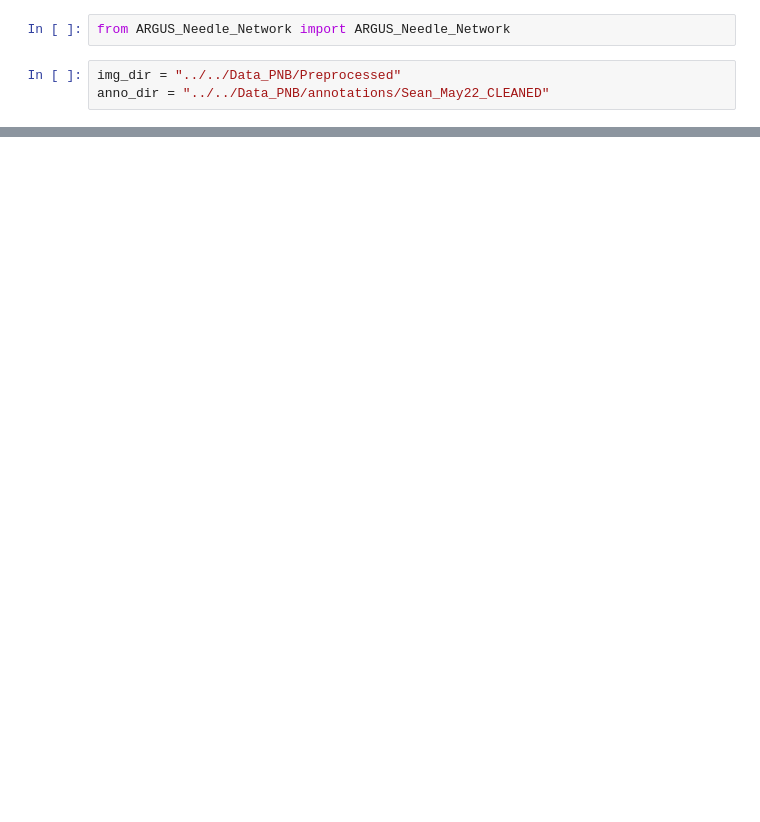
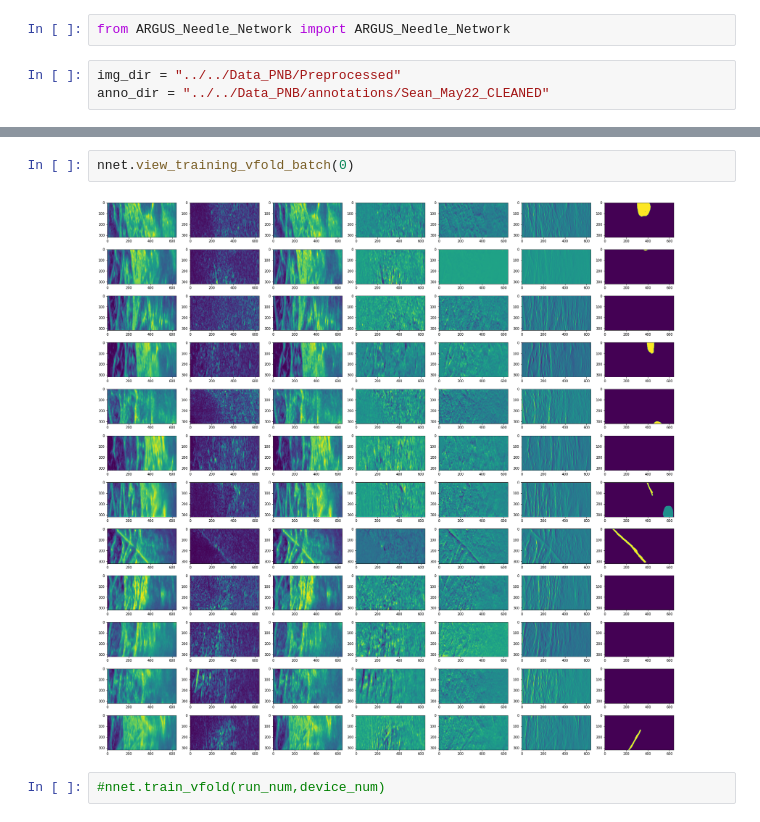
Before and after one commit to KitwareMedical/itkARGUS-DARPA-POCUS_AI-Archive, a Jupyter notebook: PNB/Experiments/ARUNet-Needle/ARUNet-ARGUS_Needle_Network_Training.ipynb, the cells around one changed output, grey strips where cells are left out. Saved outputs shown, nothing was run; the diff lists cells and outputs as text; blank space fills up the shorter version.

```diff
--- a/PNB/Experiments/ARUNet-Needle/ARUNet-ARGUS_Needle_Network_Training.ipynb
+++ b/PNB/Experiments/ARUNet-Needle/ARUNet-ARGUS_Needle_Network_Training.ipynb
@@ -34,0 +38,6 @@ OSError: [Errno 22] Invalid argument
+# %%
+nnet.view_training_vfold_batch(0)
+# %% [output]
+[figure, added]
+# %%
+#nnet.train_vfold(run_num,device_num)
```
Also changed, not shown: parts of 4 cells of this notebook, 6 other files.
